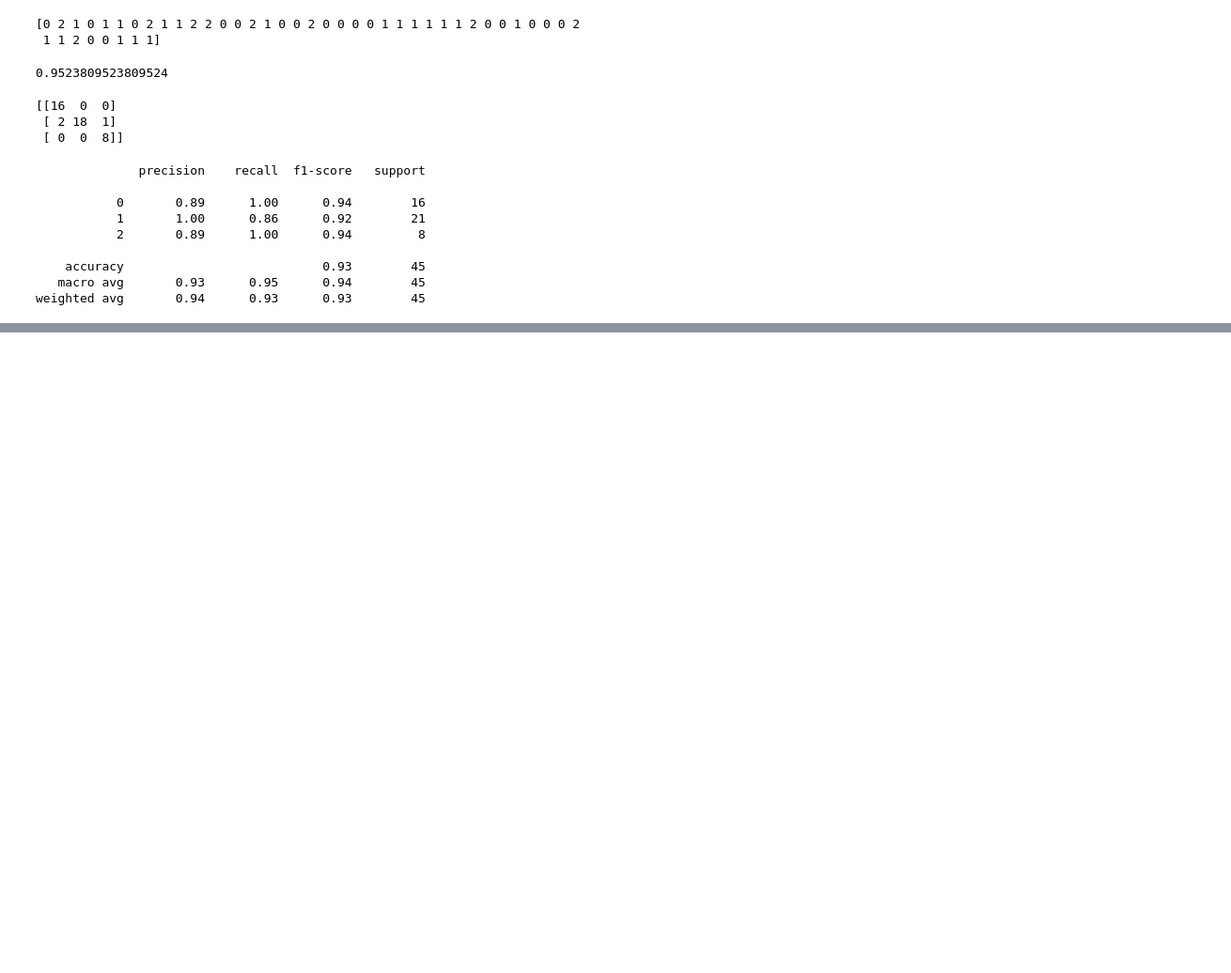
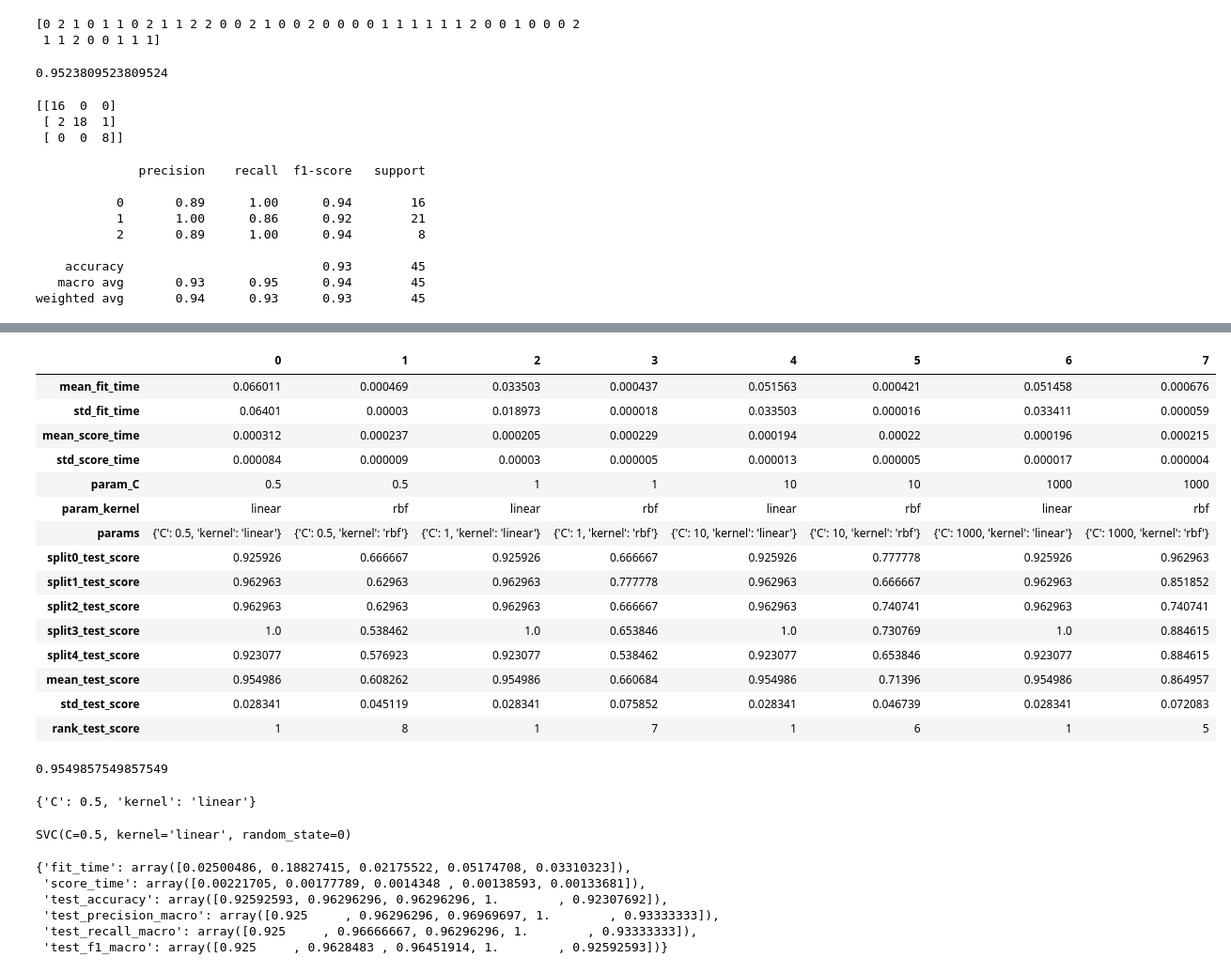
Before and after one commit to MinuSpurs/ML_study, a Jupyter notebook: Intermediate_machine_learning/8. supervised_learning.ipynb, the cells around one changed output, grey strips where cells are left out. Shown: that part at 94% size. Cells and saved outputs as stored; diff of their text form; code cells hidden in the pictures; blank space fills up the shorter version.

```diff
--- a/Intermediate_machine_learning/8. supervised_learning.ipynb
+++ b/Intermediate_machine_learning/8. supervised_learning.ipynb
@@ -345,0 +452,29 @@ weighted avg       0.94      0.93      0.93        45
+# %%
+from sklearn import datasets
+from sklearn.model_selection import train_test_split
+from sklearn.pipeline import Pipeline
+from sklearn.preprocessing import StandardScaler
+from sklearn import svm
+from sklearn.model_selection import StratifiedKFold
+from sklearn.model_selection import GridSearchCV
+
+raw_wine = datasets.load_wine()
+
+X = raw_wine.data
+y = raw_wine.target
+
+X_tn, X_te, y_tn, y_te = train_test_split(X, y, random_state=0)
+
+param_grid = {'kernel': ('linear', 'rbf'),
+              'C': [0.5, 1, 10, 1000]}
+
+crova = Pipeline([
+    ('scaler', StandardScaler()),
+    ('kfold', StratifiedKFold(n_splits=5, shuffle=True, random_state=0)),
+    ('svc', svm.SVC(random_state=0)),
+])
+
+grid_cv = GridSearchCV(crova.named_steps['svc'], param_grid, cv=crova.named_steps['kfold'], scoring='accuracy')
+grid_cv.fit(X_tn, y_tn)
+
+print(grid_cv.cv_results_)
@@ -345,0 +501,49 @@ weighted avg       0.94      0.93      0.93        45
+# %%
+import numpy as np
+import pandas as pd
+
+np.transpose(pd.DataFrame(grid_cv.cv_results_))
+# %% [output]
+|  | 0 | 1 | 2 | 3 | 4 | 5 | 6 | 7 |
+| mean_fit_time | 0.066011 | 0.000469 | 0.033503 | 0.000437 | 0.051563 | 0.000421 | 0.051458 | 0.000676 |
+| std_fit_time | 0.06401 | 0.00003 | 0.018973 | 0.000018 | 0.033503 | 0.000016 | 0.033411 | 0.000059 |
+| mean_score_time | 0.000312 | 0.000237 | 0.000205 | 0.000229 | 0.000194 | 0.00022 | 0.000196 | 0.000215 |
+| std_score_time | 0.000084 | 0.000009 | 0.00003 | 0.000005 | 0.000013 | 0.000005 | 0.000017 | 0.000004 |
+| param_C | 0.5 | 0.5 | 1 | 1 | 10 | 10 | 1000 | 1000 |
+| param_kernel | linear | rbf | linear | rbf | linear | rbf | linear | rbf |
+| params | {'C': 0.5, 'kernel': 'linear'} | {'C': 0.5, 'kernel': 'rbf'} | {'C': 1, 'kernel': 'linear'} | {'C': 1, 'kernel': 'rbf'} | {'C': 10, 'kernel': 'linear'} | {'C': 10, 'kernel': 'rbf'} | {'C': 1000, 'kernel': 'linear'} | {'C': 1000, 'kernel': 'rbf'} |
+| split0_test_score | 0.925926 | 0.666667 | 0.925926 | 0.666667 | 0.925926 | 0.777778 | 0.925926 | 0.962963 |
+| split1_test_score | 0.962963 | 0.62963 | 0.962963 | 0.777778 | 0.962963 | 0.666667 | 0.962963 | 0.851852 |
+| split2_test_score | 0.962963 | 0.62963 | 0.962963 | 0.666667 | 0.962963 | 0.740741 | 0.962963 | 0.740741 |
+| split3_test_score | 1.0 | 0.538462 | 1.0 | 0.653846 | 1.0 | 0.730769 | 1.0 | 0.884615 |
+| split4_test_score | 0.923077 | 0.576923 | 0.923077 | 0.538462 | 0.923077 | 0.653846 | 0.923077 | 0.884615 |
+| mean_test_score | 0.954986 | 0.608262 | 0.954986 | 0.660684 | 0.954986 | 0.71396 | 0.954986 | 0.864957 |
+| std_test_score | 0.028341 | 0.045119 | 0.028341 | 0.075852 | 0.028341 | 0.046739 | 0.028341 | 0.072083 |
+| rank_test_score | 1 | 8 | 1 | 7 | 1 | 6 | 1 | 5 |
+# %%
+grid_cv.best_score_
+# %% [output]
+0.9549857549857549
+# %%
+grid_cv.best_params_
+# %% [output]
+{'C': 0.5, 'kernel': 'linear'}
+# %%
+clf = grid_cv.best_estimator_
+print(clf)
+# %% [output]
+SVC(C=0.5, kernel='linear', random_state=0)
+# %%
+from sklearn.model_selection import cross_validate
+
+metrics = ['accuracy', 'precision_macro', 'recall_macro', 'f1_macro']
+cv_scores = cross_validate(clf, X_tn, y_tn, cv=crova.named_steps['kfold'], scoring=metrics)
+
+cv_scores
+# %% [output]
+{'fit_time': array([0.02500486, 0.18827415, 0.02175522, 0.05174708, 0.03310323]),
+ 'score_time': array([0.00221705, 0.00177789, 0.0014348 , 0.00138593, 0.00133681]),
+ 'test_accuracy': array([0.92592593, 0.96296296, 0.96296296, 1.        , 0.92307692]),
+ 'test_precision_macro': array([0.925     , 0.96296296, 0.96969697, 1.        , 0.93333333]),
+ 'test_recall_macro': array([0.925     , 0.96666667, 0.96296296, 1.        , 0.93333333]),
+ 'test_f1_macro': array([0.925     , 0.9628483 , 0.96451914, 1.        , 0.92592593])}
```
Also changed, not shown: parts of 14 cells of this notebook.
